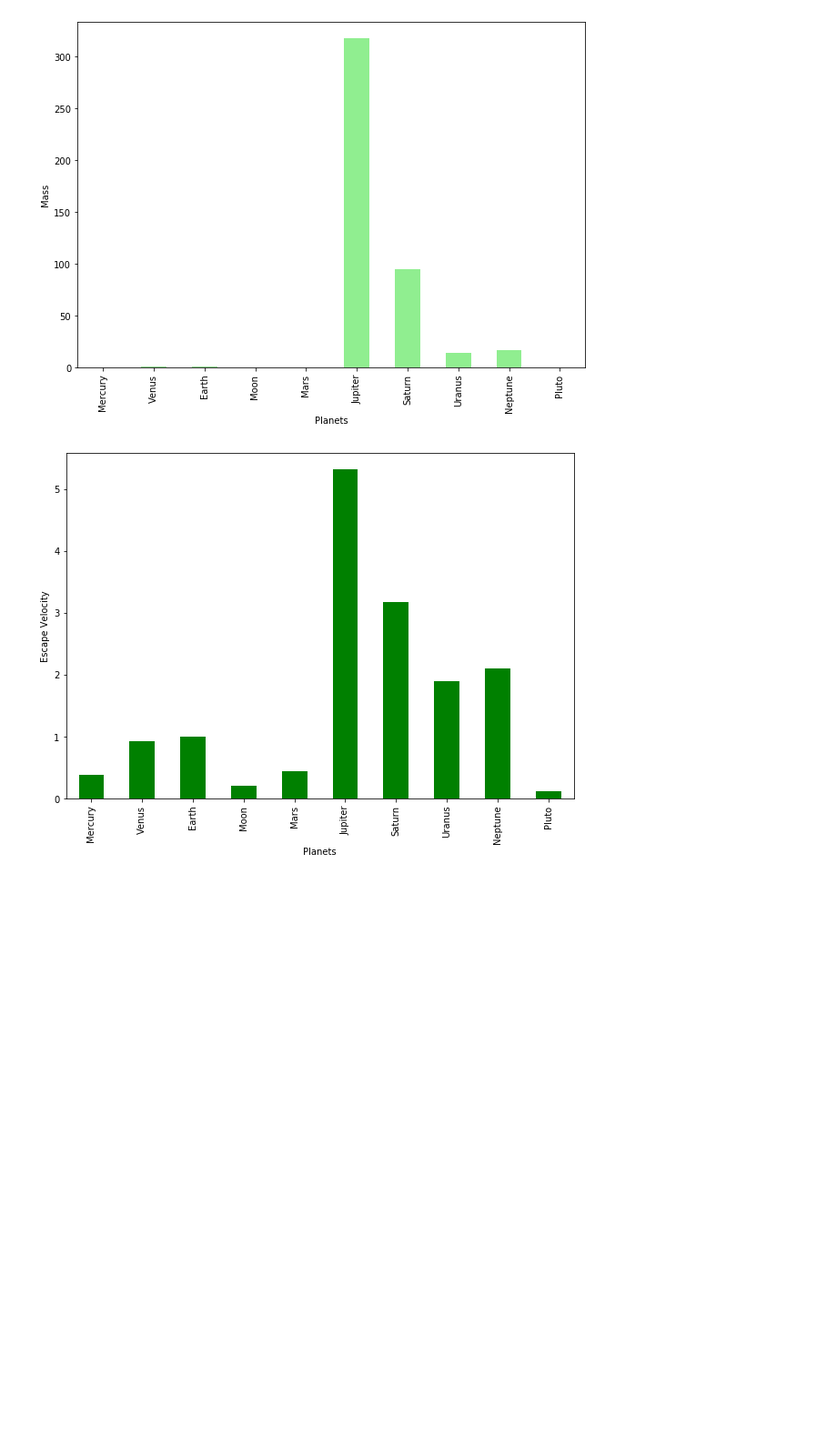
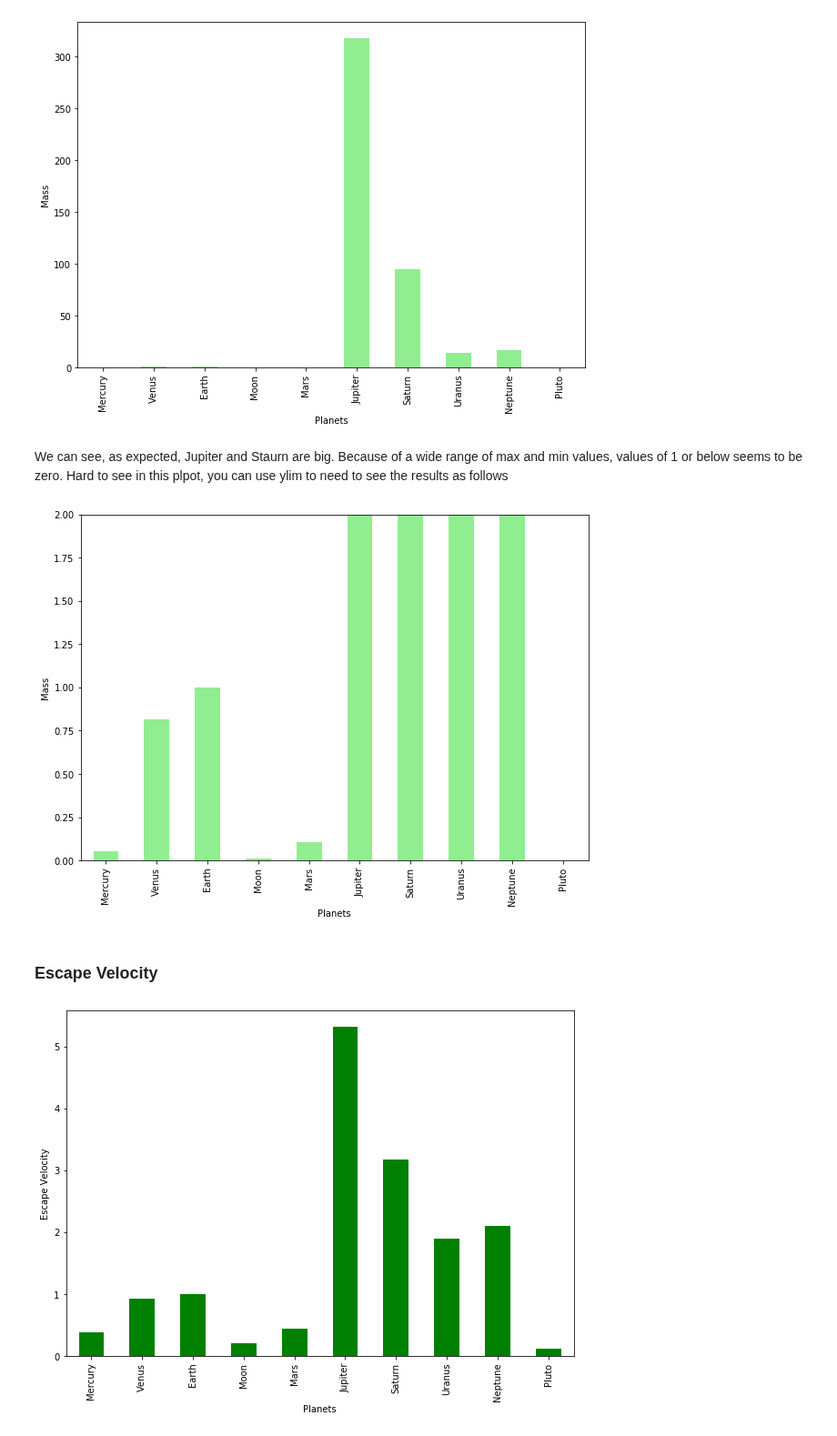
Before and after one commit to Daweet/myprojects, a Jupyter notebook: Scraping NASA for Escape Velocity.ipynb, the cells around one changed output. Shown at 91% size. Drawn from its saved outputs; the diff is of its cells as text; code cells hidden in the pictures; blank space fills up the shorter version.

```diff
--- a/Scraping NASA for Escape Velocity.ipynb
+++ b/Scraping NASA for Escape Velocity.ipynb
@@ -558,6 +508,18 @@ ax.set_xlabel("Planets")
 ax.set_ylabel("Mass");
 # %% [output]
 [figure]
+# %% [markdown]
+We can see, as expected, Jupiter and Staurn are big. Because of a wide range of max and min values, values of 1 or below seems to be zero. Hard to see in this plpot, you can use ylim to need to see the results as follows
+# %%
+ax=dfT['Mass'].plot(kind='bar',x=dfT.index, figsize=(10,7),color='lightgreen')
+ax.set_xlabel("Planets")
+#ax1.set_xlim([begin, end])
+ax.set_ylim([0, 2])
+ax.set_ylabel("Mass");
+# %% [output]
+[figure, added]
+# %% [markdown]
+### Escape Velocity
 # %%
 ax=dfT['Escape Velocity'].plot(kind='bar',x=dfT.index, figsize=(10,7),color='g')
 ax.set_xlabel("Planets")
```
Also changed, not shown: parts of 57 cells of this notebook.
